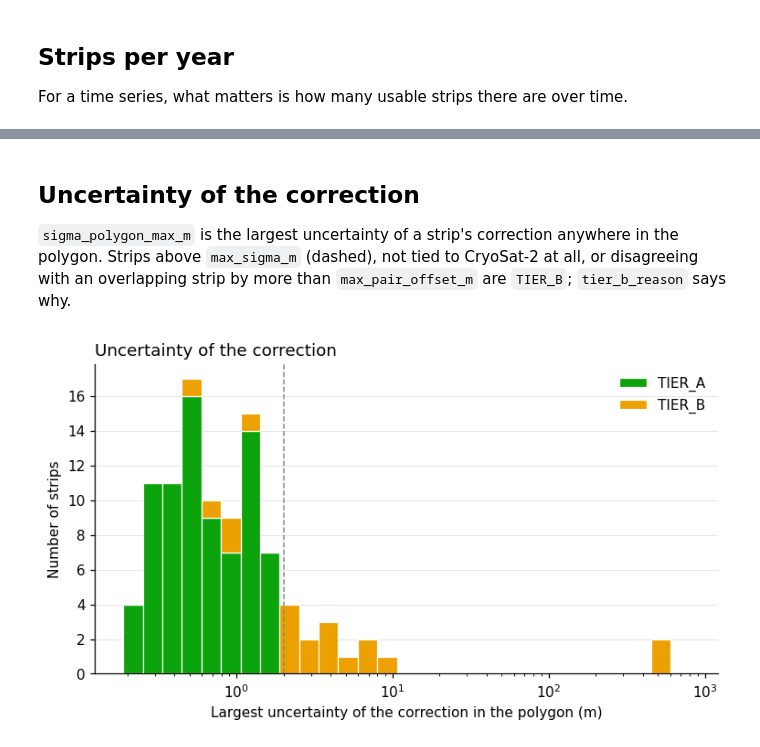
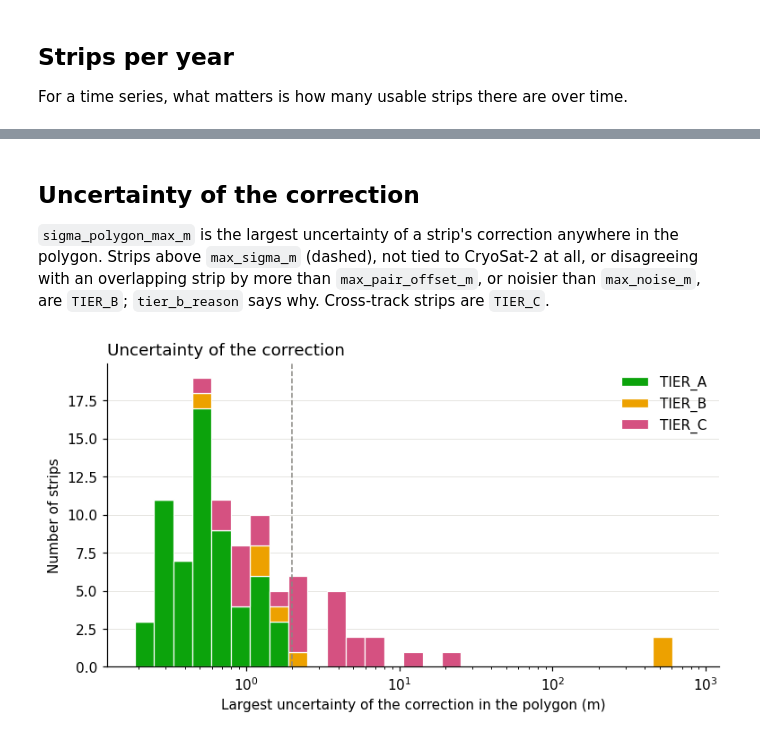
Before and after one commit to aszinck/REMA-strips-correction, a Jupyter notebook: coreg-qc.ipynb, the cells around one changed output, grey strips where cells are left out. Cells and saved outputs as stored; diff of their text form; code cells hidden in the pictures.

```diff
--- a/coreg-qc.ipynb
+++ b/coreg-qc.ipynb
@@ -538,11 +538,13 @@ adjustment_params = dict(
     max_overlap_outlier_fraction=0.3,
     max_sigma_m=2.0,
     max_pair_offset_m=5.0,
+    max_noise_m=0.5,
 )
 
 TIER_STYLE = {
     "TIER_A":    dict(color="#0ca30c", marker="o"),
     "TIER_B":    dict(color="#eda100", marker="s"),
+    "TIER_C":    dict(color="#d55181", marker="D"),
     "DISCARDED": dict(color="#d03b3b", marker="X"),
 }
 TIER_ORDER = list(TIER_STYLE)
@@ -685,24 +725,25 @@ Median |offset| / predicted uncertainty: 0.70 (0.67 if the uncertainties are rig
 # %% [markdown]
 ## Uncertainty of the correction
 
-`sigma_polygon_max_m` is the largest uncertainty of a strip's correction anywhere in the polygon. Strips above `max_sigma_m` (dashed), not tied to CryoSat-2 at all, or disagreeing with an overlapping strip by more than `max_pair_offset_m` are `TIER_B`; `tier_b_reason` says why.
+`sigma_polygon_max_m` is the largest uncertainty of a strip's correction anywhere in the polygon. Strips above `max_sigma_m` (dashed), not tied to CryoSat-2 at all, or disagreeing with an overlapping strip by more than `max_pair_offset_m`, or noisier than `max_noise_m`, are `TIER_B`; `tier_b_reason` says why. Cross-track strips are `TIER_C`.
 # %%
 kept = adj[adj["tier"] != "DISCARDED"]
 
 fig, ax = plt.subplots(figsize=(8, 4))
 values = kept["sigma_polygon_max_m"]
 bins = np.logspace(np.log10(values.min()), np.log10(values.max()), 30)
-ax.hist([kept.loc[kept["tier"] == t, "sigma_polygon_max_m"] for t in ["TIER_A", "TIER_B"]], bins=bins,
-        stacked=True, label=["TIER_A", "TIER_B"], color=[TIER_STYLE[t]["color"] for t in ["TIER_A", "TIER_B"]],
+ax.hist([kept.loc[kept["tier"] == t, "sigma_polygon_max_m"] for t in ["TIER_A", "TIER_B", "TIER_C"]], bins=bins,
+        stacked=True, label=["TIER_A", "TIER_B", "TIER_C"],
+        color=[TIER_STYLE[t]["color"] for t in ["TIER_A", "TIER_B", "TIER_C"]],
         edgecolor="white", linewidth=0.8)
 ax.axvline(adjustment_params["max_sigma_m"], color="#8a8984", linestyle="--", linewidth=1)
 ax.set(xscale="log", xlabel="Largest uncertainty of the correction in the polygon (m)", ylabel="Number of strips")
 ax.set_title("Uncertainty of the correction", loc="left")
 ax.legend(frameon=False)
 ax.grid(axis="x", visible=False)
 plt.show()
 
-kept.loc[kept["tier"] == "TIER_B", ["strip", "acquisition_time", "tier_b_reason", "anchored", "n_ref_used", "n_pairs",
+kept.loc[kept["tier"].isin(["TIER_B", "TIER_C"]), ["strip", "acquisition_time", "tier", "tier_b_reason", "noise_nmad_m", "anchored", "n_ref_used", "n_pairs",
                                     "sigma_polygon_max_m", "max_pair_offset_after_m", "ref_nmad_after_m"]].round(2)
 # %% [output]
-[figure, old version]
+[figure, new version]
```
Also changed, not shown: parts of 11 cells of this notebook, 4 other files.
